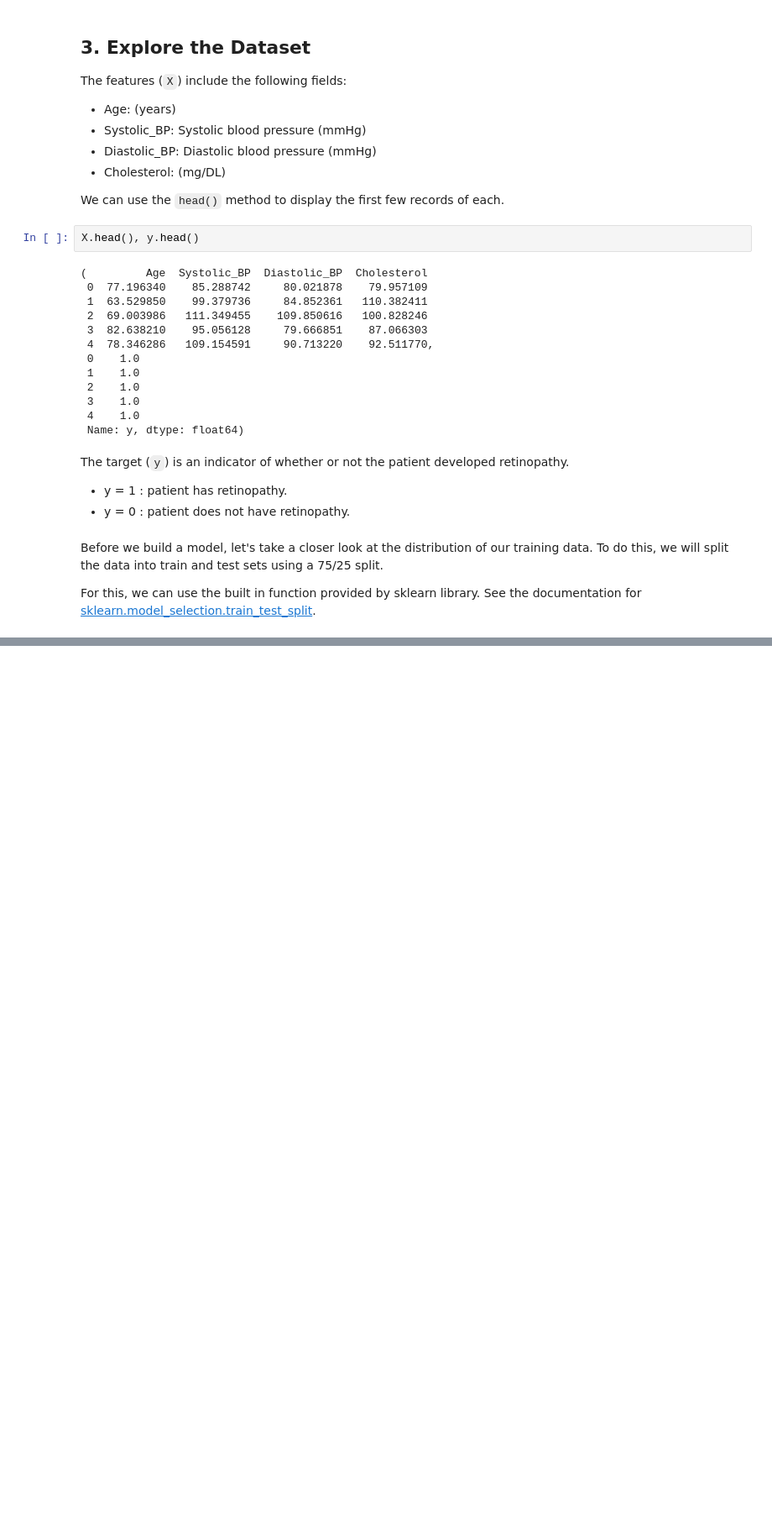
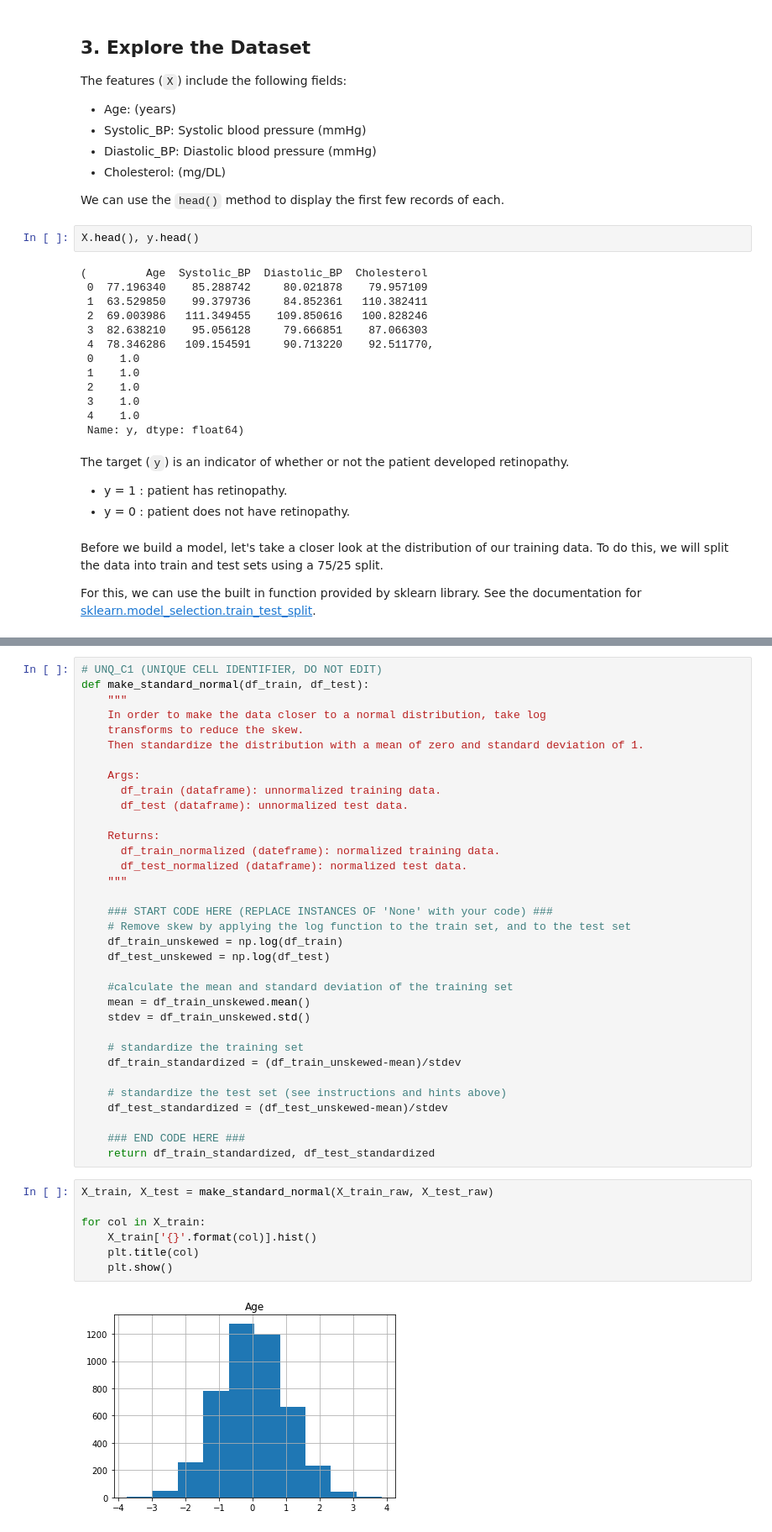
Before and after one commit to siripragadashashank/AI_Medicine_Specialization, a Jupyter notebook: AI_For_Medical_Prognosis/Week1/Linear Risk Model.ipynb, the cells around one changed output, grey strips where cells are left out. Shown at 84% size. Drawn from its saved outputs; the diff is of its cells as text; blank space fills up the shorter version.

```diff
--- a/AI_For_Medical_Prognosis/Week1/Linear Risk Model.ipynb
+++ b/AI_For_Medical_Prognosis/Week1/Linear Risk Model.ipynb
@@ -112,0 +192,43 @@ For this, we can use the built in function provided by sklearn library.  See the
+# %%
+# UNQ_C1 (UNIQUE CELL IDENTIFIER, DO NOT EDIT)
+def make_standard_normal(df_train, df_test):
+    """
+    In order to make the data closer to a normal distribution, take log
+    transforms to reduce the skew.
+    Then standardize the distribution with a mean of zero and standard deviation of 1.
+
+    Args:
+      df_train (dataframe): unnormalized training data.
+      df_test (dataframe): unnormalized test data.
+
+    Returns:
+      df_train_normalized (dateframe): normalized training data.
+      df_test_normalized (dataframe): normalized test data.
+    """
+
+    ### START CODE HERE (REPLACE INSTANCES OF 'None' with your code) ###
+    # Remove skew by applying the log function to the train set, and to the test set
+    df_train_unskewed = np.log(df_train)
+    df_test_unskewed = np.log(df_test)
+
+    #calculate the mean and standard deviation of the training set
+    mean = df_train_unskewed.mean()
+    stdev = df_train_unskewed.std()
+
+    # standardize the training set
+    df_train_standardized = (df_train_unskewed-mean)/stdev
+
+    # standardize the test set (see instructions and hints above)
+    df_test_standardized = (df_test_unskewed-mean)/stdev
+
+    ### END CODE HERE ###
+    return df_train_standardized, df_test_standardized
+# %%
+X_train, X_test = make_standard_normal(X_train_raw, X_test_raw)
+
+for col in X_train:
+    X_train['{}'.format(col)].hist()
+    plt.title(col)
+    plt.show()
+# %% [output]
+[figure, added]
```
Also changed, not shown: parts of 35 cells of this notebook.
